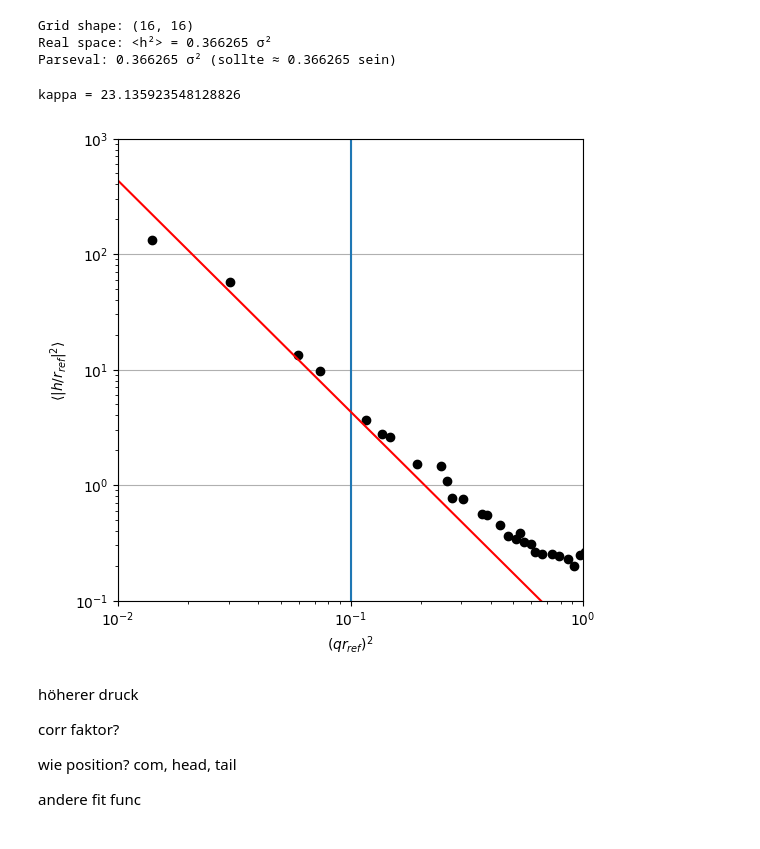
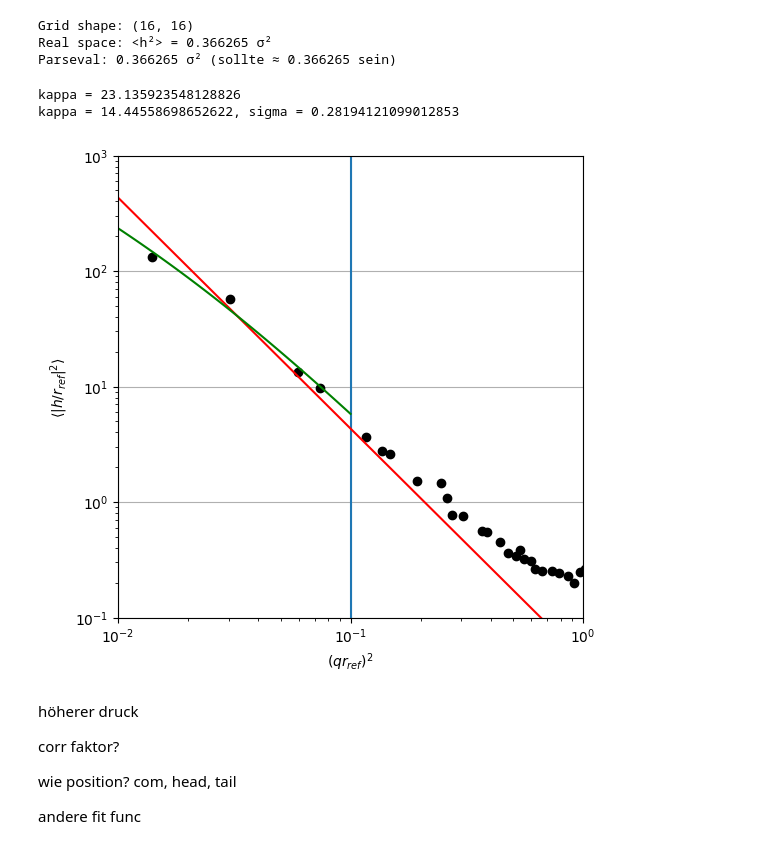
Before and after one commit to G-Scherer/dpd_simulation, a Jupyter notebook: bending_modulus/analysis/analysis_fluc.ipynb, the cells around one changed output. Saved outputs shown, nothing was run; the diff lists cells and outputs as text; code cells hidden in the pictures.

```diff
--- a/bending_modulus/analysis/analysis_fluc.ipynb
+++ b/bending_modulus/analysis/analysis_fluc.ipynb
@@ -8,15 +8,15 @@ import matplotlib.pyplot as plt
 from scipy.stats import binned_statistic_2d
 from scipy.optimize import curve_fit
 # %%
-size = "big"
-if size == "smaller":
+size = "smaller_turn_off"
+if size == "smaller_turn_off":
     lipids = 4096
 elif size == "big":
     lipids = 8192
 N = 16
 # %%
 dir = "/home/gabriel/Dokumente/bachelor_thesis/dpd_simulation/bending_modulus/"
-top_file = os.path.join(dir, f"setup/bilayer_{size}.data")
+top_file = os.path.join(dir, f"setup/bilayer_new_try.data")
 traj_file = os.path.join(dir, f"fluctuation_simulations/bilayer_{size}.lammpstrj")
 # %%
 top_acf_file = os.path.join(dir, "setup/bilayer_acf.data")
@@ -151,8 +67,8 @@ lipid_atoms_acf = u_acf.select_atoms(f"resid 1:{lipids}")
 transforms_acf = unwrap(lipid_atoms_acf)
 u_acf.trajectory.add_transformations(transforms_acf)
 # %%
-top_gro = os.path.join(dir, "power_spectrum/membrane.gro")
-traj_gro = os.path.join(dir, "power_spectrum/production.xtc")
+top_gro = os.path.join(dir, "analysis/membrane.gro")
+traj_gro = os.path.join(dir, "analysis/production.xtc")
 # %%
 u_gro = mda.Universe(top_gro, traj_gro)
 
@@ -407,32 +330,35 @@ Real space: <h²> = 0.366265 σ²
 Parseval: 0.366265 σ² (sollte ≈ 0.366265 sein)
 # %%
 a_gro, q2_range_gro = fit(q_radial_gro, power_radial_gro, 0.01, 0.1)
+a,b,q_range = fit_new(q_radial_gro, power_radial_gro, 0.01, 0.1)
 # %% [output]
 kappa = 23.135923548128826
+kappa = 14.44558698652622, sigma = 0.28194121099012853
 # %%
 plt.figure(figsize=(6,6))
 
 mask_gro = (power_radial_gro > 1e-10)
 q_plot_gro, power_plot_gro = q_radial_gro[mask_gro][1:] , power_radial_gro[mask_gro][1:]
 
 plt.loglog(q_plot_gro**2, power_plot_gro, "o", color="black")
 
 plt.xlabel(r"$(qr_{ref})^2$")
 plt.ylabel(r"$\langle |h/r_{ref}|^2\rangle$ ")
 
 plt.axvline(1e-1)
 
 q2_range_gro = np.logspace(-3,1)
 
 plt.loglog(q2_range_gro, np.exp(fit_func(np.log(q2_range_gro), a_gro)), "r-")
+plt.loglog(q2_range_new, np.exp(fit_func_new(q_range, a, b)), "g-")
 
 plt.xlim((0.01,1))
 plt.ylim((0.1,1000))
 
 plt.grid()
 plt.show()
 # %% [output]
-[figure, old version]
+[figure, new version]
 # %% [markdown]
 höherer druck
 
```
Also changed, not shown: parts of 8 cells of this notebook, 24 other files.
